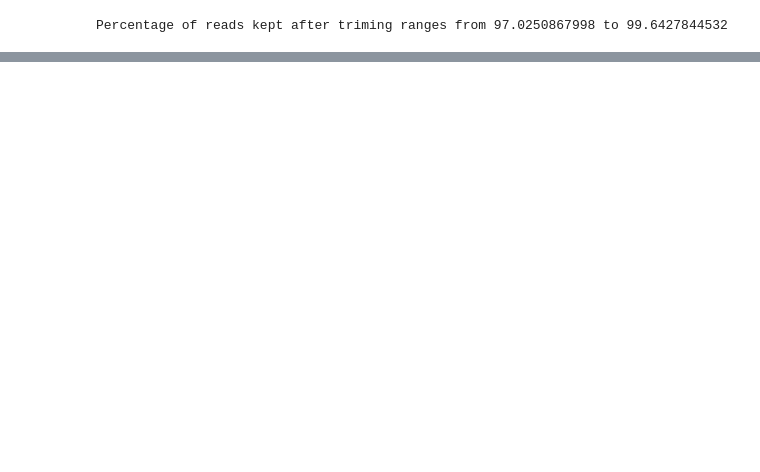
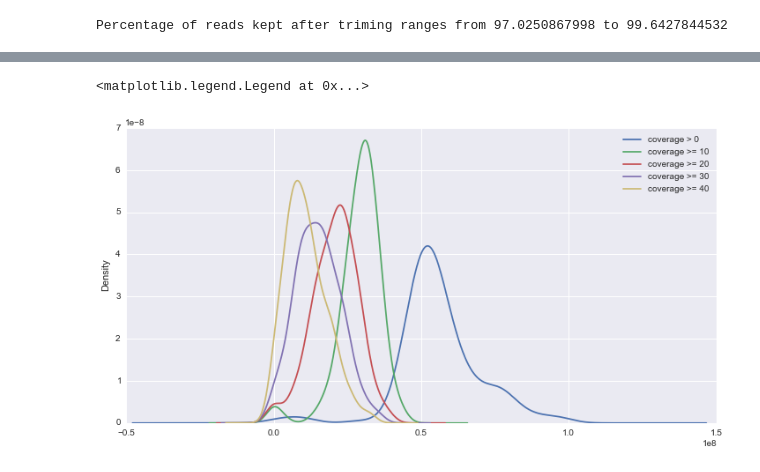
Before and after one commit to damiankao/misc-analysis, a Jupyter notebook: 18072015_penguin.ipynb, the cells around one changed output, grey strips where cells are left out. Drawn from its saved outputs; the diff is of its cells as text; code cells hidden in the pictures; blank space fills up the shorter version.

```diff
--- a/18072015_penguin.ipynb
+++ b/18072015_penguin.ipynb
@@ -218,0 +310,21 @@ BWA was used to index the genome for mapping. BWA was then used to align to the
+# %%
+covDepthTable = ListTable()
+covs = []
+depths = []
+threshes = range(0,101,10)
+for i in statTable[1:]:
+    lib = i[0]
+    covDepth = libCovDepth[lib]
+    row = [lib]
+    c = []
+    d = []
+    for item in covDepth:
+        c.append(int(item[0]))
+        d.append(float(item[1]))
+        row.append(commas(item[0]) + '\n' + str(round(float(item[1]) * 100) / 100))
+
+    covs.append(c)
+    depths.append(d)
+    covDepthTable.append(row)
+covDepthTable.sort(key = lambda x : int(''.join(x[1].split()[0].split(','))), reverse = True)
+covDepthTable.insert(0,['lib'] + threshes)
@@ -218,0 +354,21 @@ BWA was used to index the genome for mapping. BWA was then used to align to the
+# %%
+covs = defaultdict(list)
+depths = defaultdict(list)
+threshes = range(0,101,10)
+
+for i in statTable[1:]:
+    lib = i[0]
+    covDepth = libCovDepth[lib]
+
+    for i, item in enumerate(covDepth):
+        covs[threshes[i]].append(int(item[0]))
+        depths[threshes[i]].append(float(item[1]))
+# %%
+for i in threshes[:5]:
+    s = pd.Series(covs[i])
+    s[s < 1e8].plot(kind='kde',figsize=[12,6])
+
+plt.legend(['coverage > 0','coverage >= 10','coverage >= 20','coverage >= 30','coverage >= 40'])
+# %% [output]
+<matplotlib.legend.Legend at 0x...>
+[figure, added]
```
Also changed, not shown: parts of 15 cells of this notebook.
